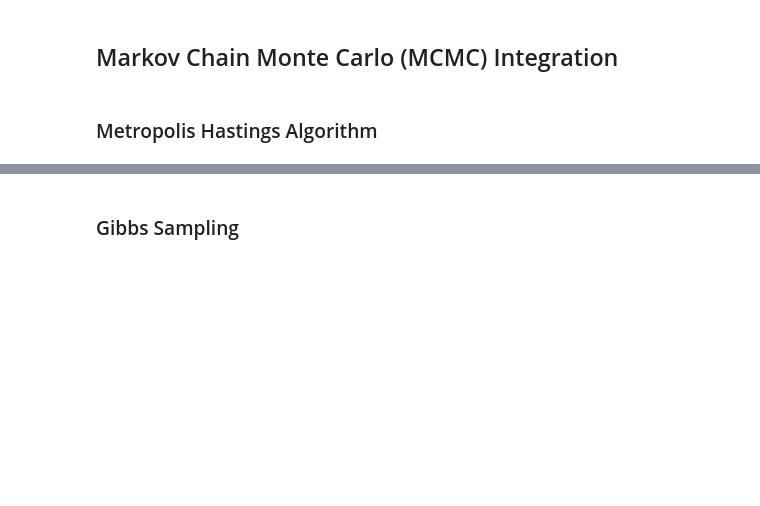
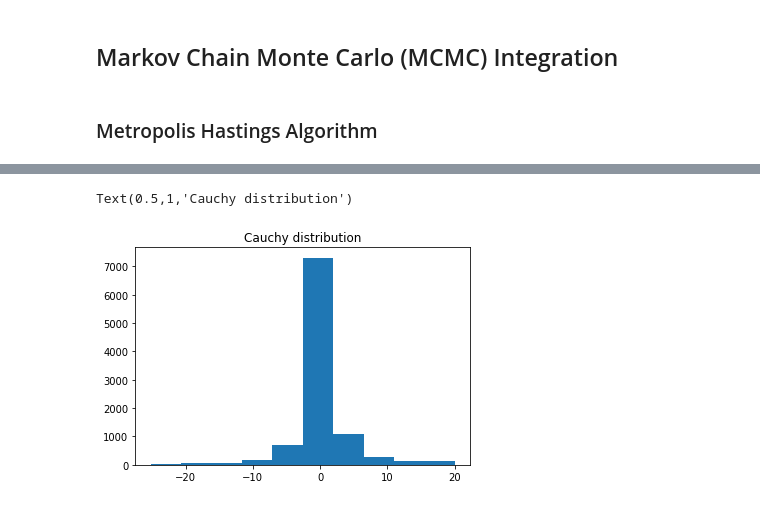
Before and after one commit to Divyagash/BST-234_TA, a Jupyter notebook: 2019_files/Lab-9/BST234_Lab-9.ipynb, the cells around one changed output, grey strips where cells are left out. Drawn from its saved outputs; the diff is of its cells as text; code cells hidden in the pictures; blank space fills up the shorter version.

```diff
--- a/2019_files/Lab-9/BST234_Lab-9.ipynb
+++ b/2019_files/Lab-9/BST234_Lab-9.ipynb
@@ -108,14 +135,16 @@ Sample from Cauchy distribution based on standard normal proposal distribution
+# %%
+def standard_cauchy(x):
+    return(1/(np.pi*(1+x**2)))
 # %%
-def metropolis_hastings(p, iter=1000):
-    x, y = 0., 0.
-    samples = np.zeros((iter, 2))
+def metropolis_hastings(func, iter=1000):
+    x = 0.
+    samples = np.zeros(iter)
 
     for i in range(iter):
-        x_star, y_star = np.array([x, y]) + np.random.normal(size=2)
-        if np.random.rand() < p(x_star, y_star) / p(x, y):
-            x, y = x_star, y_star
-        samples[i] = np.array([x, y])
+        x_star = np.array([x]) + np.random.normal(size=1)
+        if np.random.rand() < (func(x_star)/func(x)):
+            x = x_star
+        samples[i] = np.array([x])
+
 
     return samples
-# %% [markdown]
-### Gibbs Sampling
@@ -135,0 +151,8 @@ gibbs()
+# %%
+J  = metropolis_hastings(standard_cauchy, iter=10000)
+# %%
+plt.hist(J)
+plt.title("Cauchy distribution")
+# %% [output]
+Text(0.5,1,'Cauchy distribution')
+[figure, added]
```
Also changed, not shown: parts of 14 cells of this notebook, 3 other files.
